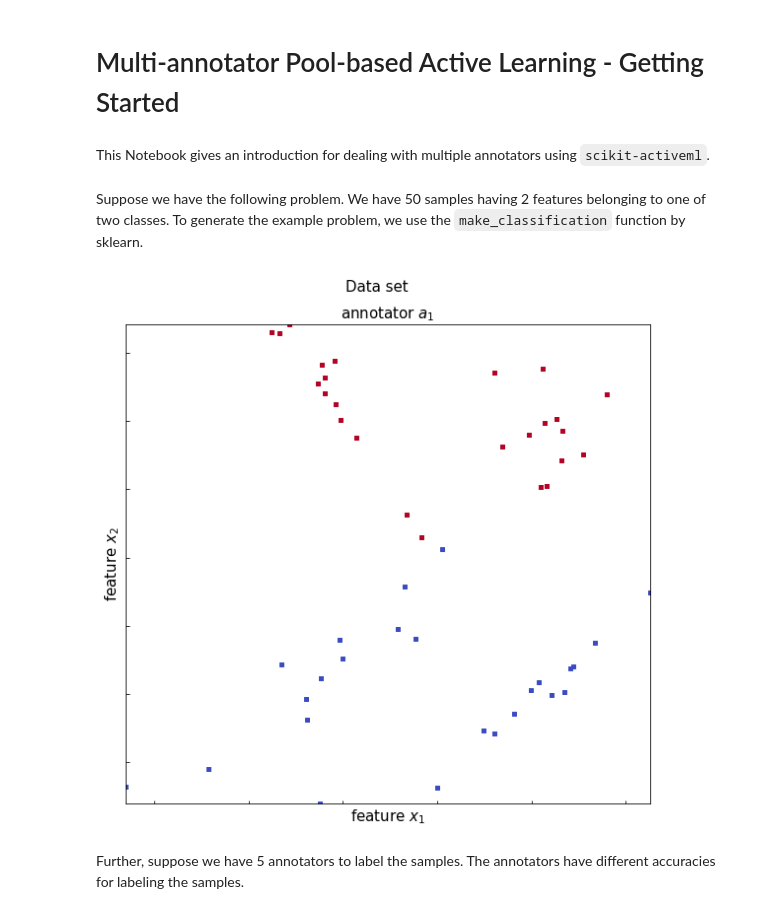
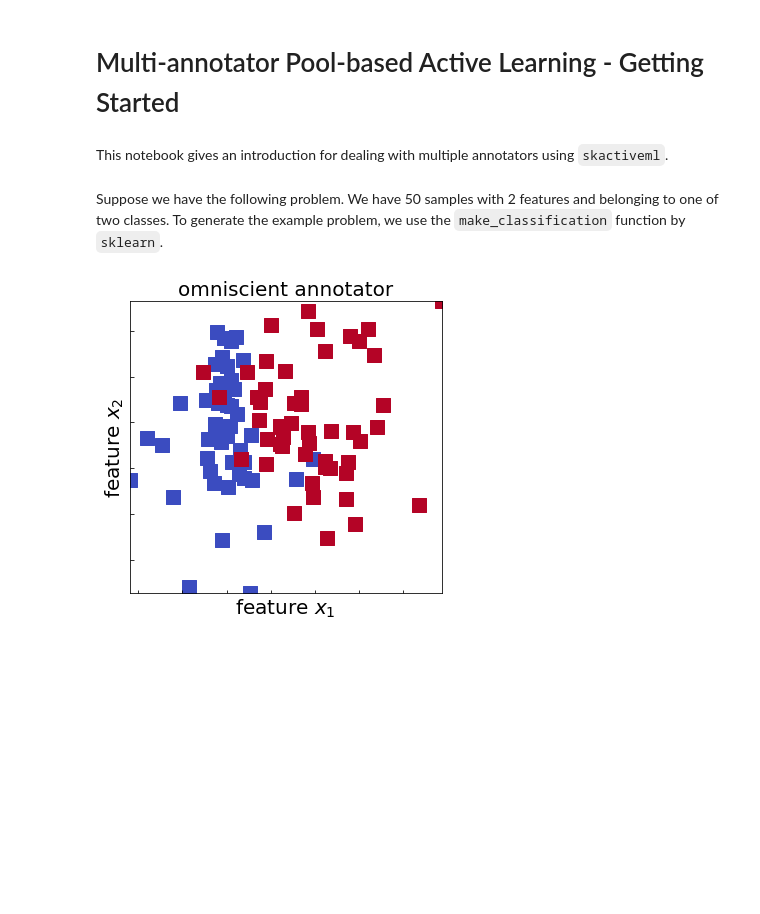
Before and after one commit to scikit-activeml/scikit-activeml, a Jupyter notebook: tutorials/10_multiple_annotators_getting_started.ipynb, the cells around one changed output. Cells and saved outputs as stored; diff of their text form; code cells hidden in the pictures; blank space fills up the shorter version.

Commit message:
Update multi-annotator visualization.

```diff
--- a/tutorials/10_multiple_annotators_getting_started.ipynb
+++ b/tutorials/10_multiple_annotators_getting_started.ipynb
@@ -1,30 +1,42 @@
 # %% [markdown]
 # Multi-annotator Pool-based Active Learning - Getting Started
 # %% [markdown]
-This Notebook gives an introduction for dealing with multiple annotators using `scikit-activeml`.
+This notebook gives an introduction for dealing with multiple annotators using `skactiveml`.
 # %%
 import matplotlib.pyplot as plt
 import numpy as np
+
 from sklearn.datasets import make_classification
 
 from skactiveml.classifier import PWC
 from skactiveml.pool import UncertaintySampling
 from skactiveml.pool.multi import MultiAnnotWrapper
 from skactiveml.utils import is_unlabeled, MISSING_LABEL, majority_vote
-from skactiveml.visualization.multi import plot_ma_current_state, plot_ma_data_set
+from skactiveml.visualization.multi import (
+    plot_ma_current_state,
+    plot_ma_data_set,
+)
+
+FONTSIZE = 20
+MARKER_SIZE = 200
 # %% [markdown]
-Suppose we have the following problem. We have 50 samples having 2 features
-belonging to one of two classes. To generate the example problem, we
-use the `make_classification` function by sklearn.
+Suppose we have the following problem. We have 50 samples with 2 features and belonging to one of two classes. To generate the example problem, we use the `make_classification` function by `sklearn`.
 # %%
-n_samples = 50
-X, y_true = make_classification(n_samples=n_samples, n_features=2, n_redundant=0, random_state=0)
-fig = plot_ma_data_set(X, y_true.reshape(-1, 1), y_true, title='Data set', fig_size=(8, 8),
-              plot_legend=False)
+n_samples = 100
+X, y_true = make_classification(
+    n_samples=n_samples, n_features=2, n_redundant=0, random_state=0
+)
+fig = plot_ma_data_set(
+    X,
+    y_true.reshape(-1, 1),
+    y_true,
+    fig_size=(5, 5),
+    plot_legend=False,
+    fontsize=FONTSIZE,
+    marker_size=MARKER_SIZE,
+)
+fig.axes[0].set_title("omniscient annotator", fontsize=FONTSIZE)
 fig.tight_layout()
 plt.show()
 # %% [output]
-[figure, old version]
+[figure, new version]
-# %% [markdown]
-Further, suppose we have 5 annotators to label the samples. The annotators have
-different accuracies for labeling the samples.
```
Also changed, not shown: parts of 10 cells of this notebook, 15 other files.
